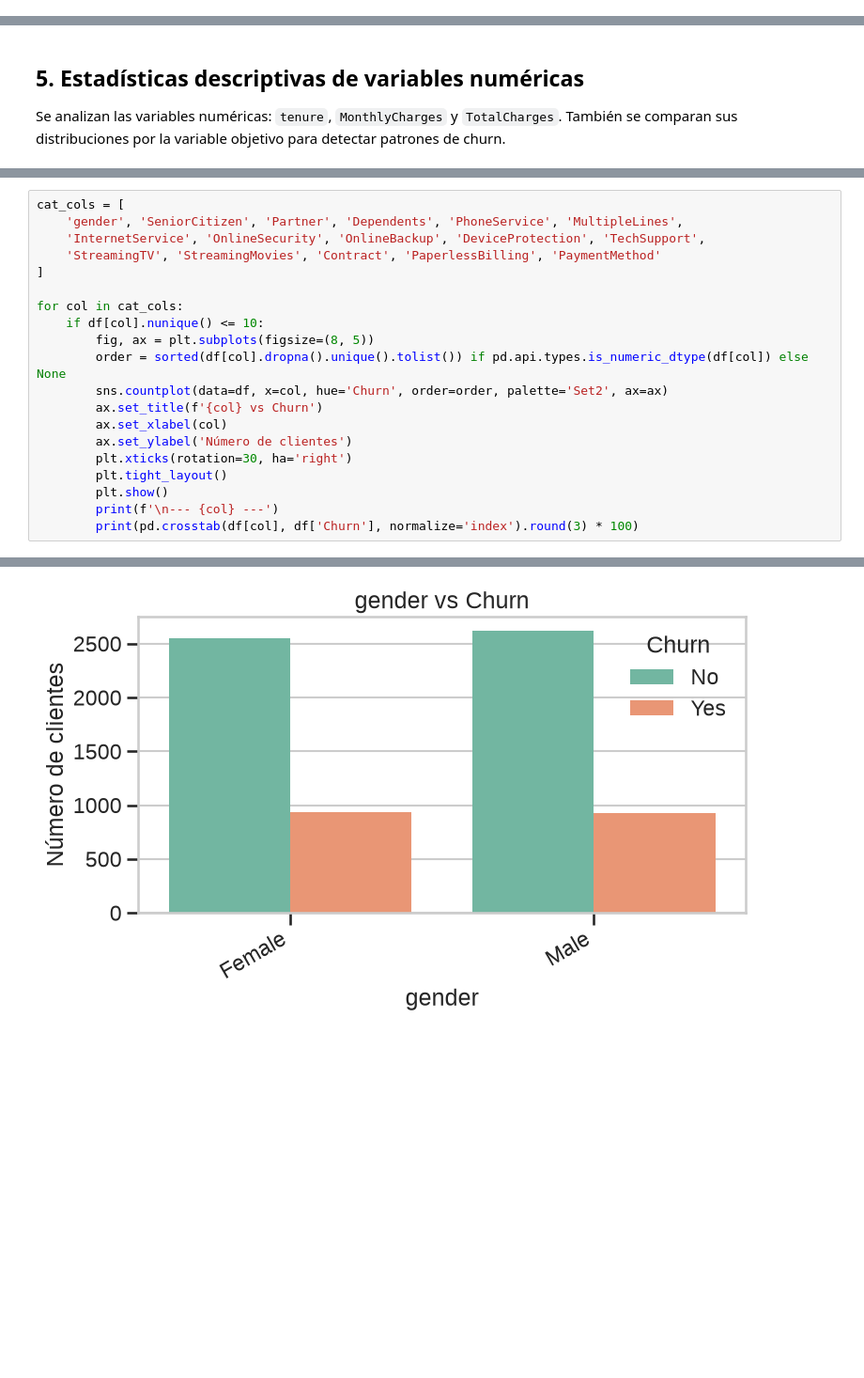
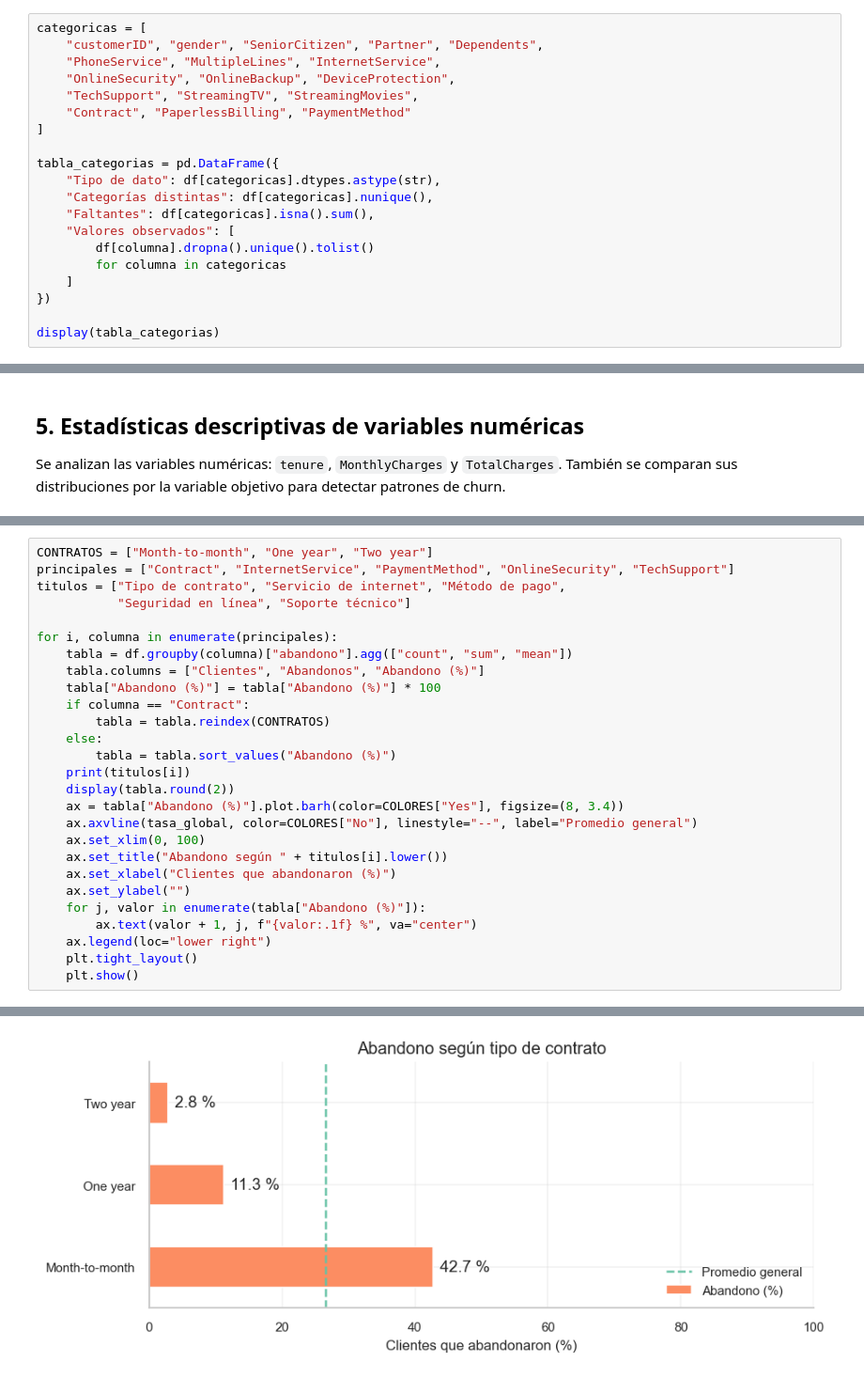
Before and after one commit to sofkp/Machine-Learning-Project, a Jupyter notebook: notebooks/01_eda_telco_churn.ipynb, the cells around one changed output, grey strips where cells are left out. Shown at 94% size. Saved outputs shown, nothing was run; the diff lists cells and outputs as text; blank space fills up the shorter version.

```diff
--- a/notebooks/01_eda_telco_churn.ipynb
+++ b/notebooks/01_eda_telco_churn.ipynb
@@ -159,0 +237,20 @@ summary
+# %%
+categoricas = [
+    "customerID", "gender", "SeniorCitizen", "Partner", "Dependents",
+    "PhoneService", "MultipleLines", "InternetService",
+    "OnlineSecurity", "OnlineBackup", "DeviceProtection",
+    "TechSupport", "StreamingTV", "StreamingMovies",
+    "Contract", "PaperlessBilling", "PaymentMethod"
+]
+
+tabla_categorias = pd.DataFrame({
+    "Tipo de dato": df[categoricas].dtypes.astype(str),
+    "Categorías distintas": df[categoricas].nunique(),
+    "Faltantes": df[categoricas].isna().sum(),
+    "Valores observados": [
+        df[columna].dropna().unique().tolist()
+        for columna in categoricas
+    ]
+})
+
+display(tabla_categorias)
@@ -223,21 +368,28 @@ La mayor parte del dataset es categórico. Es importante estudiar cómo cambia l
 # %%
-cat_cols = [
-    'gender', 'SeniorCitizen', 'Partner', 'Dependents', 'PhoneService', 'MultipleLines',
-    'InternetService', 'OnlineSecurity', 'OnlineBackup', 'DeviceProtection', 'TechSupport',
-    'StreamingTV', 'StreamingMovies', 'Contract', 'PaperlessBilling', 'PaymentMethod'
-]
+CONTRATOS = ["Month-to-month", "One year", "Two year"]
+principales = ["Contract", "InternetService", "PaymentMethod", "OnlineSecurity", "TechSupport"]
+titulos = ["Tipo de contrato", "Servicio de internet", "Método de pago",
+           "Seguridad en línea", "Soporte técnico"]
 
-for col in cat_cols:
-    if df[col].nunique() <= 10:
-        fig, ax = plt.subplots(figsize=(8, 5))
-        order = sorted(df[col].dropna().unique().tolist()) if pd.api.types.is_numeric_dtype(df[col]) else None
-        sns.countplot(data=df, x=col, hue='Churn', order=order, palette='Set2', ax=ax)
-        ax.set_title(f'{col} vs Churn')
-        ax.set_xlabel(col)
-        ax.set_ylabel('Número de clientes')
-        plt.xticks(rotation=30, ha='right')
-        plt.tight_layout()
-        plt.show()
-        print(f'\n--- {col} ---')
-        print(pd.crosstab(df[col], df['Churn'], normalize='index').round(3) * 100)
+for i, columna in enumerate(principales):
+    tabla = df.groupby(columna)["abandono"].agg(["count", "sum", "mean"])
+    tabla.columns = ["Clientes", "Abandonos", "Abandono (%)"]
+    tabla["Abandono (%)"] = tabla["Abandono (%)"] * 100
+    if columna == "Contract":
+        tabla = tabla.reindex(CONTRATOS)
+    else:
+        tabla = tabla.sort_values("Abandono (%)")
+    print(titulos[i])
+    display(tabla.round(2))
+    ax = tabla["Abandono (%)"].plot.barh(color=COLORES["Yes"], figsize=(8, 3.4))
+    ax.axvline(tasa_global, color=COLORES["No"], linestyle="--", label="Promedio general")
+    ax.set_xlim(0, 100)
+    ax.set_title("Abandono según " + titulos[i].lower())
+    ax.set_xlabel("Clientes que abandonaron (%)")
+    ax.set_ylabel("")
+    for j, valor in enumerate(tabla["Abandono (%)"]):
+        ax.text(valor + 1, j, f"{valor:.1f} %", va="center")
+    ax.legend(loc="lower right")
+    plt.tight_layout()
+    plt.show()
 # %% [output]
@@ -244 +402 @@ for col in cat_cols:
-[figure, old version]
+[figure, new version]
```
Also changed, not shown: parts of 43 cells of this notebook, 2 other files.
